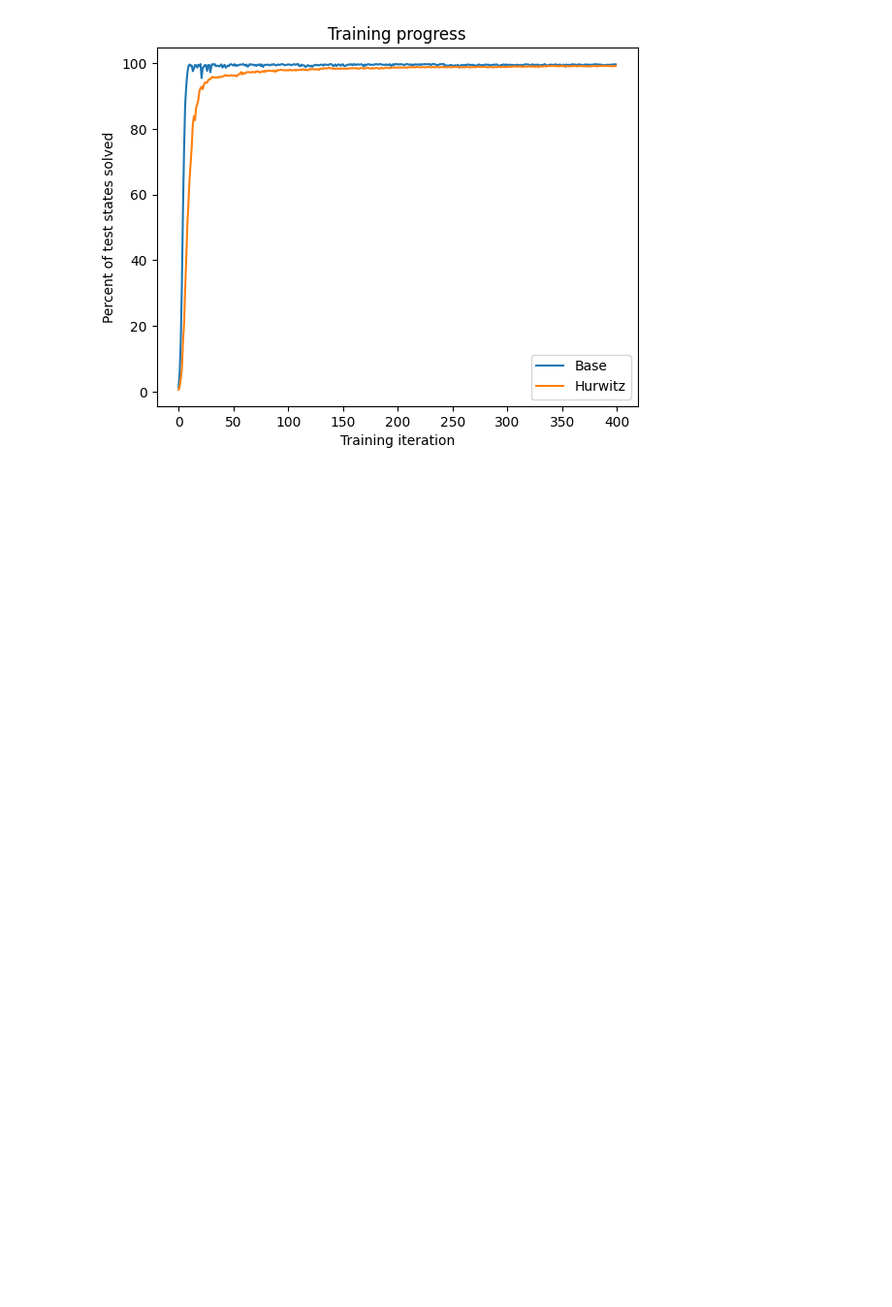
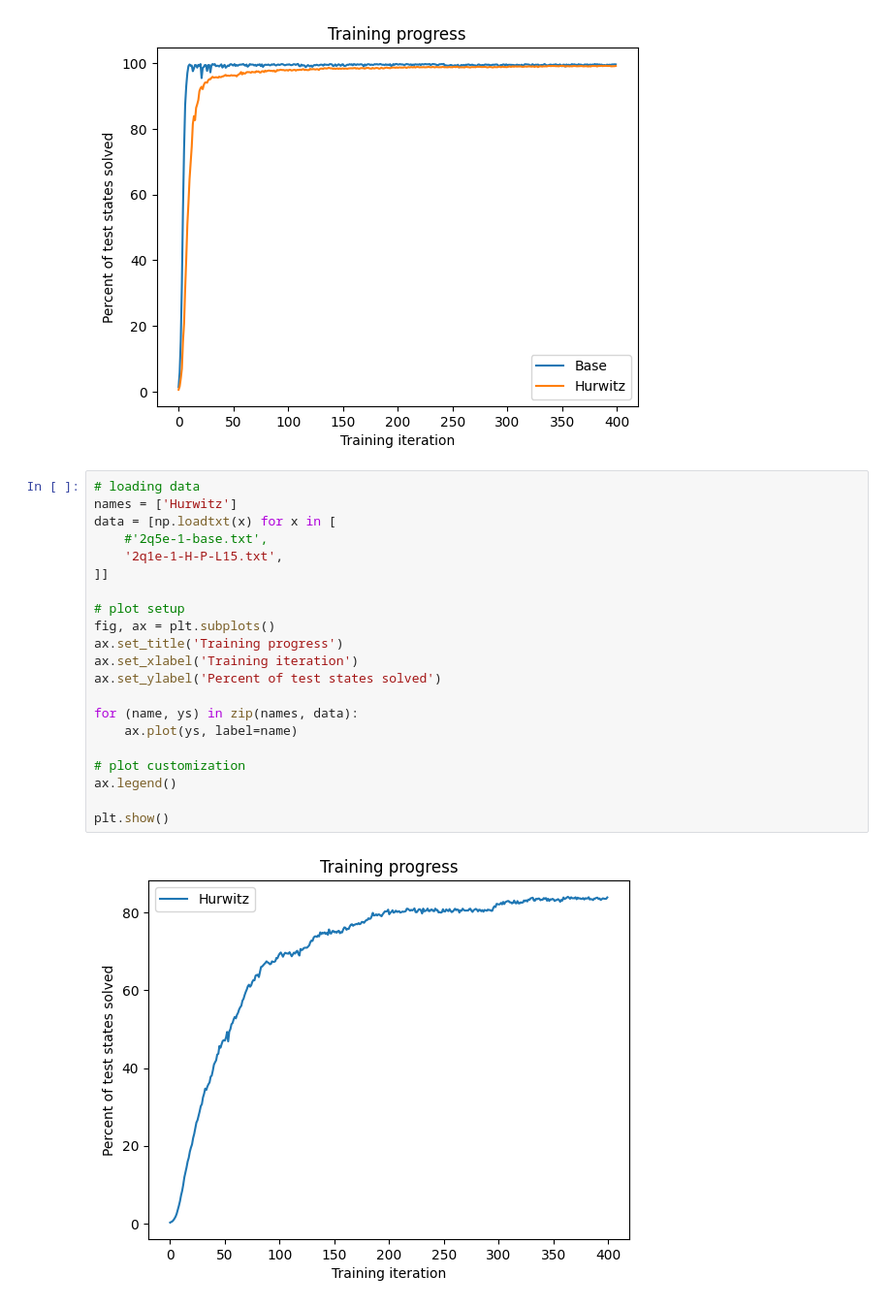
Before and after one commit to ian-turner/DeepQubit, a Jupyter notebook: data/training/training-graphics.ipynb, the cells around one changed output. Shown: that part at 97% size. Drawn from its saved outputs; the diff is of its cells as text; blank space fills up the shorter version.

Commit message:
fixed file issues with train progress

```diff
--- a/data/training/training-graphics.ipynb
+++ b/data/training/training-graphics.ipynb
@@ -48,3 +48,26 @@ ax.legend()
 plt.show()
 # %% [output]
 [figure]
+# %%
+# loading data
+names = ['Hurwitz']
+data = [np.loadtxt(x) for x in [
+    #'2q5e-1-base.txt',
+    '2q1e-1-H-P-L15.txt',
+]]
+
+# plot setup
+fig, ax = plt.subplots()
+ax.set_title('Training progress')
+ax.set_xlabel('Training iteration')
+ax.set_ylabel('Percent of test states solved')
+
+for (name, ys) in zip(names, data):
+    ax.plot(ys, label=name)
+
+# plot customization
+ax.legend()
+
+plt.show()
+# %% [output]
+[figure, added]
```
Also changed, not shown: 2 other files.
